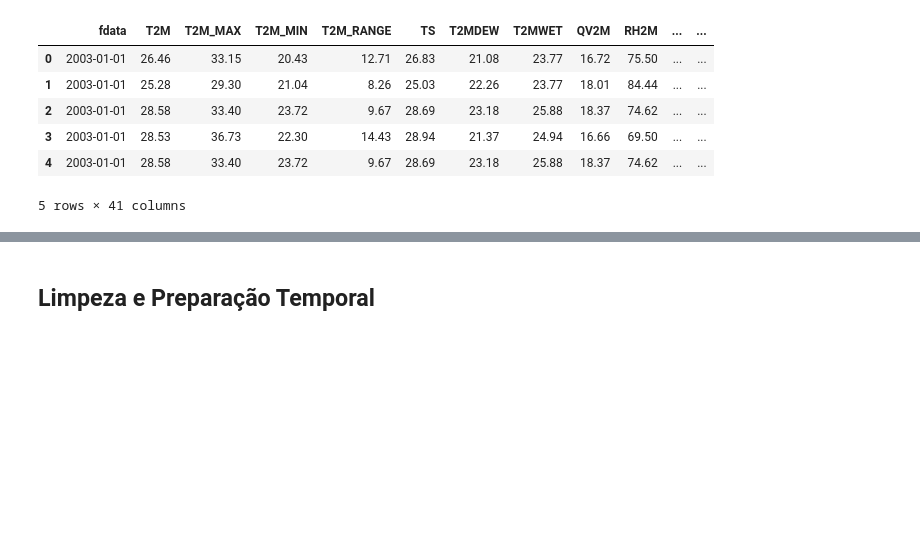
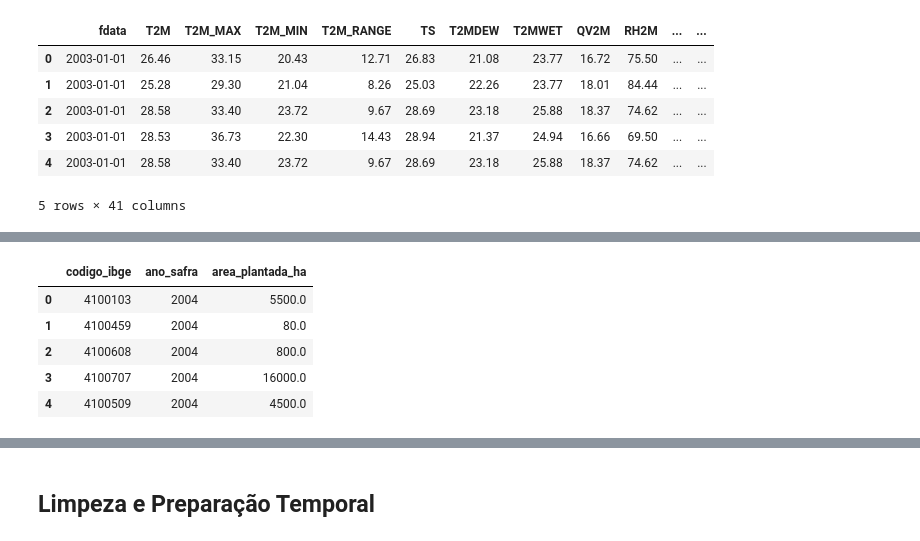
Before and after one commit to thiago-carbonera/Agroclimatology, a Jupyter notebook: Scripts/predicao_produtividade.ipynb, the cells around one changed output, grey strips where cells are left out. Drawn from its saved outputs; the diff is of its cells as text; code cells hidden in the pictures; blank space fills up the shorter version.

```diff
--- a/Scripts/predicao_produtividade.ipynb
+++ b/Scripts/predicao_produtividade.ipynb
@@ -155,0 +158,90 @@ Colunas ENSO presentes na base climática:
+# %%
+import pandas as pd
+import numpy as np
+
+# 1. Carregar a tabela do SIDRA (com as colunas 'Cód.', 'Brasil e Município', '2003', ..., '2025')
+caminho_arquivo_area = "../Data/Area_sojaPR.csv"
+
+df_area_raw = pd.read_csv(
+    caminho_arquivo_area,
+    sep=";",
+    skiprows=3,
+    encoding="utf-8"  # Troque para 'latin1' se houver erro de decodificação
+)
+
+# Renomeia as primeiras colunas
+df_area_raw = df_area_raw.rename(columns={
+    df_area_raw.columns[0]: "codigo_ibge",
+    df_area_raw.columns[1]: "name"
+})
+
+# 2. Filtrar apenas linhas de municípios válidos do Paraná (código iniciado com 41)
+df_area_raw = df_area_raw[
+    (df_area_raw["codigo_ibge"] != "Cód.") &
+    (df_area_raw["codigo_ibge"] != "1") &
+    (df_area_raw["codigo_ibge"].astype(str).str.startswith("41"))
+].copy()
+
+df_area_raw["codigo_ibge"] = df_area_raw["codigo_ibge"].astype("int64")
+
+# 3. Derreter (Melt) de Wide para Long considerando as safras de 2004 a 2024
+anos_safra_cols = [str(ano) for ano in range(2004, 2025) if str(ano) in df_area_raw.columns]
+
+df_area_long = pd.melt(
+    df_area_raw,
+    id_vars=["codigo_ibge"],
+    value_vars=anos_safra_cols,
+    var_name="ano_safra",
+    value_name="area_plantada_ha"
+)
+
+# Ajuste de tipos e conversão de '-' em 0.0
+df_area_long["ano_safra"] = df_area_long["ano_safra"].astype(int)
+df_area_long["area_plantada_ha"] = df_area_long["area_plantada_ha"].astype(str).str.replace("-", "0").str.strip()
+df_area_long["area_plantada_ha"] = pd.to_numeric(df_area_long["area_plantada_ha"], errors="coerce").fillna(0.0)
+
+# ==============================================================================
+# TRATAMENTO ESSENCIAL: ALINHAMENTO COM O DF_PROD_LONG (349 MUNICÍPIOS VÁLIDOS)
+# ==============================================================================
+# Filtra apenas os pares (codigo_ibge, ano_safra) onde houve cultivo registrado
+# e remove registros onde a área plantada foi 0.0 (municípios não produtores no ano)
+df_area_long = df_area_long[df_area_long["area_plantada_ha"] > 0].copy()
+
+# Faz o merge estrito com a base de produtividade limpa existente (df_prod_long)
+df_area_alinhada = pd.merge(
+    df_prod_long[["codigo_ibge", "ano_safra"]],
+    df_area_long[["codigo_ibge", "ano_safra", "area_plantada_ha"]],
+    on=["codigo_ibge", "ano_safra"],
+    how="inner"
+)
+
+print("=== Alinhamento da Área Plantada Concluído ===")
+print(f"Pares válidos em df_prod_long: {len(df_prod_long):,}")
+print(f"Pares válidos com área plantada: {len(df_area_alinhada):,}")
+print(f"Municípios restantes: {df_area_alinhada['codigo_ibge'].nunique()} de 349 esperados.")
+display(df_area_alinhada.head())
+
+
+# 1. Remove a coluna caso já tenha sido criada anteriormente
+if "area_plantada_ha" in df_master.columns:
+    df_master = df_master.drop(columns=["area_plantada_ha"])
+
+# 2. Merge interno/esquerdo garantindo a mesma quantidade de linhas do df_master original
+df_master = pd.merge(
+    df_master,
+    df_area_alinhada,
+    on=["codigo_ibge", "ano_safra"],
+    how="inner"
+)
+
+# 3. Atualizar as features preditivas do modelo
+colunas_metadados = [
+    "codigo_ibge", "name", "ano_previsao", "mes_previsao",
+    "ano_safra", "janela_meses", "fenomeno_enso", "produtividade_kg_ha"
+]
+colunas_features = [c for c in df_master.columns if c not in colunas_metadados]
+
+print(f"\nBase mestre unificada com sucesso!")
+print(f"Total de linhas em df_master: {len(df_master):,}")
+print(f"Total de features (incluindo area_plantada_ha): {len(colunas_features)}")
+# %% [output]
@@ -155,0 +252,6 @@ Colunas ENSO presentes na base climática:
+|  | codigo_ibge | ano_safra | area_plantada_ha |
+| 0 | 4100103 | 2004 | 5500.0 |
+| 1 | 4100459 | 2004 | 80.0 |
+| 2 | 4100608 | 2004 | 800.0 |
+| 3 | 4100707 | 2004 | 16000.0 |
+| 4 | 4100509 | 2004 | 4500.0 |
```
Also changed, not shown: parts of 25 cells of this notebook.
